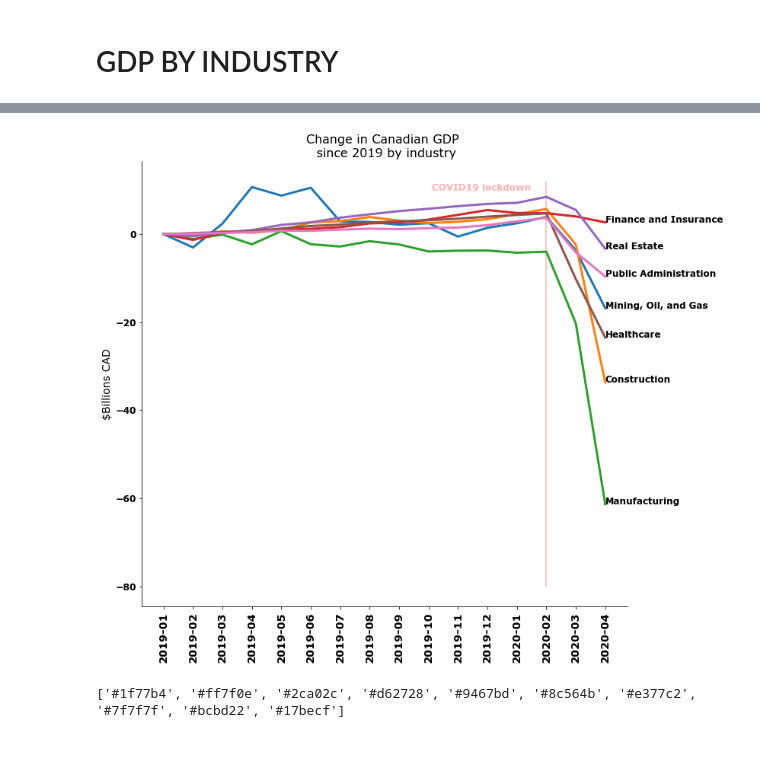
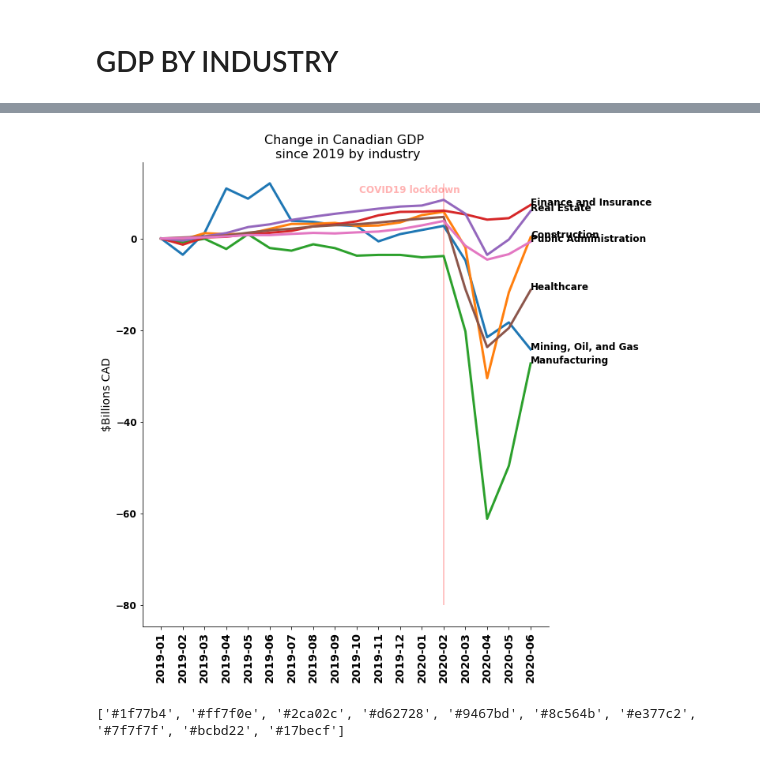
Before and after one commit to ericphamhung/covid_economy, a Jupyter notebook: economy_in_covid.ipynb, the cells around one changed output, grey strips where cells are left out. Cells and saved outputs as stored; diff of their text form; code cells hidden in the pictures.

Commit message:
added from aug 30 data

```diff
--- a/economy_in_covid.ipynb
+++ b/economy_in_covid.ipynb
@@ -12,10 +12,12 @@ font = {'family' : 'verdana',
 matplotlib.rc('font', **font)
 # %%
 # overall GDP
-# citation : Statistics Canada.  Table  14-10-0063-01   Employee wages by industry, monthly, unadjusted for seasonality
+# citation : Statistics Canada.  Table: 36-10-0434-02
+# Gross domestic product (GDP) at basic prices, by industry, monthly, growth rates (x 1,000,000)
 
 
-df = pd.read_csv('data/overallGDP_canada2.csv')
+# df = pd.read_csv('data/overallGDP_canada.csv') #PREVIOUS VERSION
+df = pd.read_csv('data/overallGDP_canada3.csv')
 df.columns = [x.lower() for x in df.columns]
 industries = df['north american industry classification system (naics)'].unique()
 
@@ -107,7 +109,8 @@ industry_map = {
 # GDP
 # citation: Statistics Canada.  Table  36-10-0434-01   Gross domestic product (GDP) at basic prices, by industry, monthly (x 1,000,000)
 
-df = pd.read_csv('data/gdp_canada2.csv')
+# df = pd.read_csv('data/gdp_canada2.csv') #PREVIOUS VERSION
+df = pd.read_csv('data/overallGDP_canada3.csv')
 df.columns = [x.lower() for x in df.columns]
 industries = df['north american industry classification system (naics)'].unique()
 
@@ -224,7 +227,10 @@ Public administration [91]
 # GDP
 # citation: Statistics Canada.  Table  36-10-0434-01   Gross domestic product (GDP) at basic prices, by industry, monthly (x 1,000,000)
 
-df = pd.read_csv('data/gdp_canada2.csv')
+# df = pd.read_csv('data/gdp_canada2.csv') #PREVIOUS VERSION
+df = pd.read_csv('data/gdp_canada4.csv')
+
+
 df.columns = [x.lower() for x in df.columns]
 industries = df['north american industry classification system (naics)'].unique()
 
@@ -251,34 +257,34 @@ for industry in industries[16:]:
 
     if temp_df.iloc[0][-3] > 119000:
         ax.plot(x,y, alpha = 1, label=industry, linewidth=3)
         ax.annotate(industry_map[industry],(x.iloc[-1], y.iloc[-1]) )
 
 
 #     else:
 #         plt.plot(x,y, alpha = 0.1, label=industry)
 
 ax.vlines(x=13, ymin=-80, ymax=12, alpha = 0.3, color='red')
 # ax.axvspan(0, 13, alpha=0.1, color='grey')
 
 s2 = 'COVID19 lockdown'
 ax.text(x=9.1, y = 10, s=s2, alpha = 0.3, color='red')
 
 # ax.legend( bbox_to_anchor=(1.1, 1.05))
 
 ax.spines['right'].set_visible(False)
 ax.spines['top'].set_visible(False)
 
 
 ax.yaxis.label.set_size(14)
 ax.xaxis.label.set_size(14)
 ax.tick_params(axis='x', labelsize=14)
 plt.tight_layout()
 
 plt.savefig('figures/figure_3_Canada_overall_GDP_change_by_industry.png', dpi=300, bbox_inches='tight')
 
 plt.show()
 # %% [output]
-[figure, old version]
+[figure, new version]
 # %%
 print(plt.rcParams['axes.prop_cycle'].by_key()['color'])
 # %% [output]
```
Also changed, not shown: parts of 15 cells of this notebook, 12 other files.
